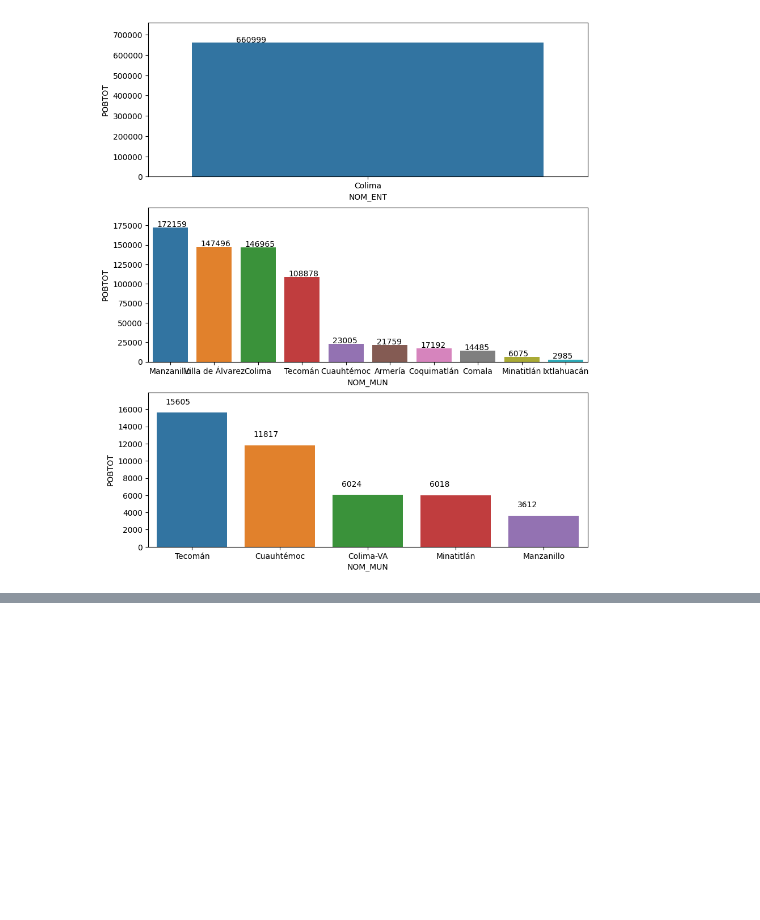
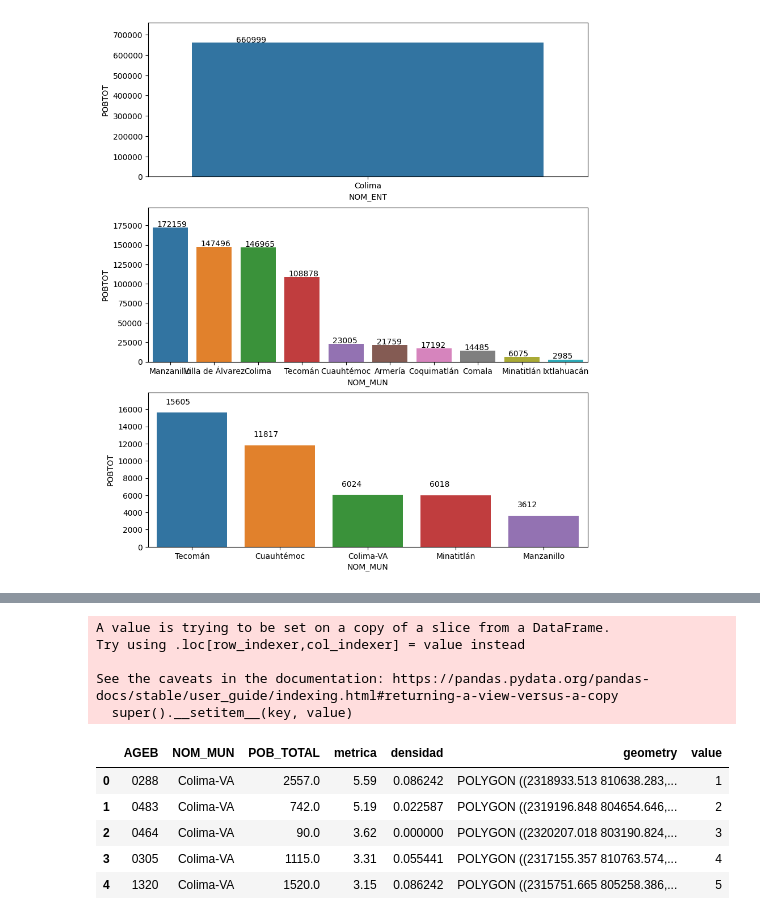
Before and after one commit to pcorner10/pronaces_analisis, a Jupyter notebook: reunion_15022023.ipynb, the cells around one changed output, grey strips where cells are left out. Drawn from its saved outputs; the diff is of its cells as text; code cells hidden in the pictures; blank space fills up the shorter version.

```diff
--- a/reunion_15022023.ipynb
+++ b/reunion_15022023.ipynb
@@ -124,0 +172,4 @@ plt.show()
+# %%
+gdf = gpdfinal3[["AGEB","NOM_MUN","POB_TOTAL","metrica", "densidad", "geometry"]]
+print(gdf.NOM_MUN.unique())
+gdf.head()
@@ -124,0 +184,15 @@ plt.show()
+# %%
+gdf["value"] = [1,2,3,4,5]*5 + [1,1,1]
+gdf.head()
+# %% [output]
+A value is trying to be set on a copy of a slice from a DataFrame.
+Try using .loc[row_indexer,col_indexer] = value instead
+
+See the caveats in the documentation: https://pandas.pydata.org/pandas-docs/stable/user_guide/indexing.html#returning-a-view-versus-a-copy
+  super().__setitem__(key, value)
+|  | AGEB | NOM_MUN | POB_TOTAL | metrica | densidad | geometry | value |
+| 0 | 0288 | Colima-VA | 2557.0 | 5.59 | 0.086242 | POLYGON ((2318933.513 810638.283,... | 1 |
+| 1 | 0483 | Colima-VA | 742.0 | 5.19 | 0.022587 | POLYGON ((2319196.848 804654.646,... | 2 |
+| 2 | 0464 | Colima-VA | 90.0 | 3.62 | 0.000000 | POLYGON ((2320207.018 803190.824,... | 3 |
+| 3 | 0305 | Colima-VA | 1115.0 | 3.31 | 0.055441 | POLYGON ((2317155.357 810763.574,... | 4 |
+| 4 | 1320 | Colima-VA | 1520.0 | 3.15 | 0.086242 | POLYGON ((2315751.665 805258.386,... | 5 |
```
Also changed, not shown: parts of 7 cells of this notebook, 2 other files.
